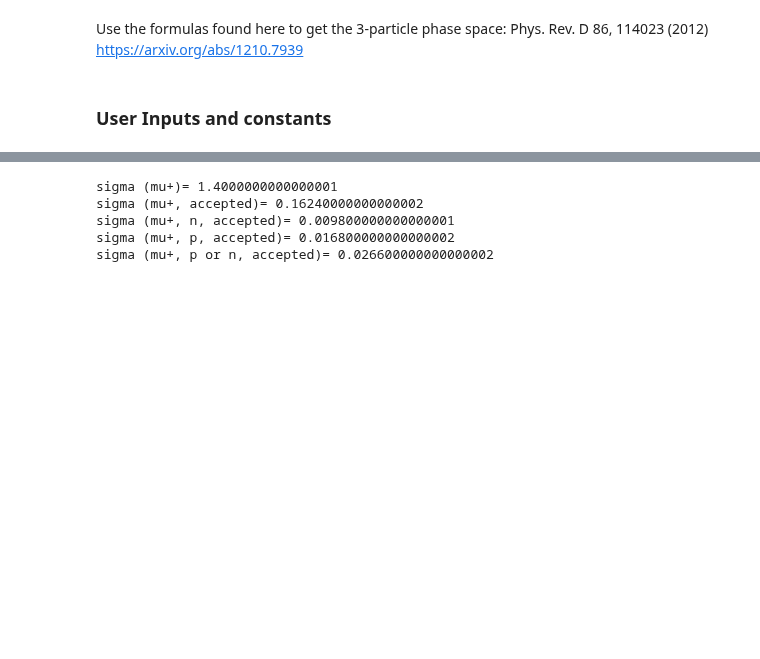
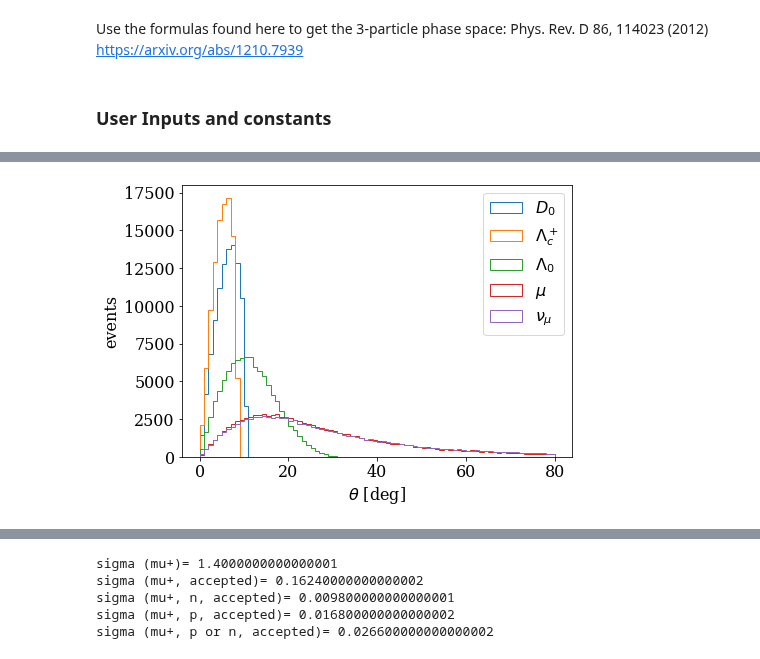
Before and after one commit to sebouh137/fcal_sim, a Jupyter notebook: SimpleEventGenerator_Alec.ipynb, the cells around one changed output, grey strips where cells are left out. Saved outputs shown, nothing was run; the diff lists cells and outputs as text; code cells hidden in the pictures; blank space fills up the shorter version.

```diff
--- a/SimpleEventGenerator_Alec.ipynb
+++ b/SimpleEventGenerator_Alec.ipynb
@@ -260,11 +254,18 @@ ep_to_d0_e_lambdac= PhotoproductionGenerator(P0.M(), mD0, me, mLambdaC)
 
 #Decay generators; decays for the lambda_c taken from
 #https://pdglive.lbl.gov/Particle.action?init=0&node=S033&home=BXXX040
+DecayChannels = []
+BranchingRatios = []
+
 
 #lambda_c -> muon + X modes
+DecayChannels.append("$\\lambda \\mu^+, \\lambda \\rightarrow p \\pi^0$")
+DecayChannels.append("$\\lambda \\mu^+, \\lambda \\rightarrow n \\pi^+$")
 lambdac_to_lambdamu = oneToThreeGenerator(mLambdaC, mLambda, 0, mMu) #BR= 3.5e-2 +- 0.5e-2
 f_lambdac_to_lambdamu = 0.035
 f_lambdac_to_lambdamu_unc = 0.005
+BranchingRatios.append(f_lambdac_to_lambdamu*f_lambda_to_ppi)
+BranchingRatios.append(f_lambdac_to_lambdamu*f_lambda_to_npi)
 
 #lambda_c -> n + X modes
 lambdac_to_nKspi = oneToThreeGenerator(mLambdaC, mn, mpi_charged, mKshort)
@@ -310,7 +311,7 @@ rho_to_pi0pi0 = oneToTwoGenerator(mrho0, mpi_charged, mpi_charged)
 f_rho_to_pipi=.99
 
 #SigmaP -> n/p + X intermediate resonance
-lambdac_to_SigmaPpi0 = oneToTwoGenerator(mLambdaC, mSigma, mpi0) #BR= 0.57e-2 +- 0.11e-2
+lambdac_to_SigmaPpi0 = oneToTwoGenerator(mLambdaC, mSigmaP, mpi0) #BR= 0.57e-2 +- 0.11e-2
 f_lambdac_to_SigmaPpi0 = 0.0125
 f_lambdac_to_SigmaPpi0_unc = 0.001
 #secondary SimgaP decay
@@ -325,9 +326,9 @@ f_SigmaP_to_npi = 0.00123
 f_SigmaP_to_npi_unc = 0.0005
 
 #SigmaN -> n/p + X intermediate resonance
-lambdac_to_ = oneToTwoGenerator(mLambdaC, mSigmaN, mn, mpi_charged)
-f_lambdac_to_ =
-f_lambdac_to_ =
+#lambdac_to_ = oneToTwoGenerator(mLambdaC, mSigmaN, mn, mpi_charged)
+#f_lambdac_to_ =
+#f_lambdac_to_ =
 #secondary SimgaN decay
 SigmaN_to_npi = oneToTwoGenerator(mSigmaN, mn, mpi0) #BR= 0.57e-2 +- 0.11e-2
 f_SigmaN_to_npi = 0.99848
@@ -465,3 +621,15 @@ plt.show()
+# %%
+plt.hist(df.D0_theta*180/np.pi,bins=np.linspace(0,80,81), label="$D_0$", histtype='step')
+plt.hist(df.lambdac_theta*180/np.pi,bins=np.linspace(0,80,81), label="$\\Lambda^+_c$", histtype='step')
+plt.hist(df.lambda_theta*180/np.pi,bins=np.linspace(0,80,81), label="$\Lambda_0$", histtype='step')
+plt.hist(df.mu_theta*180/np.pi,bins=np.linspace(0,80,81), label="$\\mu$", histtype='step')
+plt.hist(df.numu_theta*180/np.pi,bins=np.linspace(0,80,81), label="$\\nu_\\mu$", histtype='step')
+plt.legend()
+plt.xlabel("$\\theta$ [deg]")
+plt.ylabel("events")
+plt.show()
+# %% [output]
+[figure, added]
 # %%
 #what fraction of the events have a muon that enters the acceptance of the fcal?
 #plot the theta distribution of the accepted events and all events.
```
Also changed, not shown: parts of 20 cells of this notebook.
